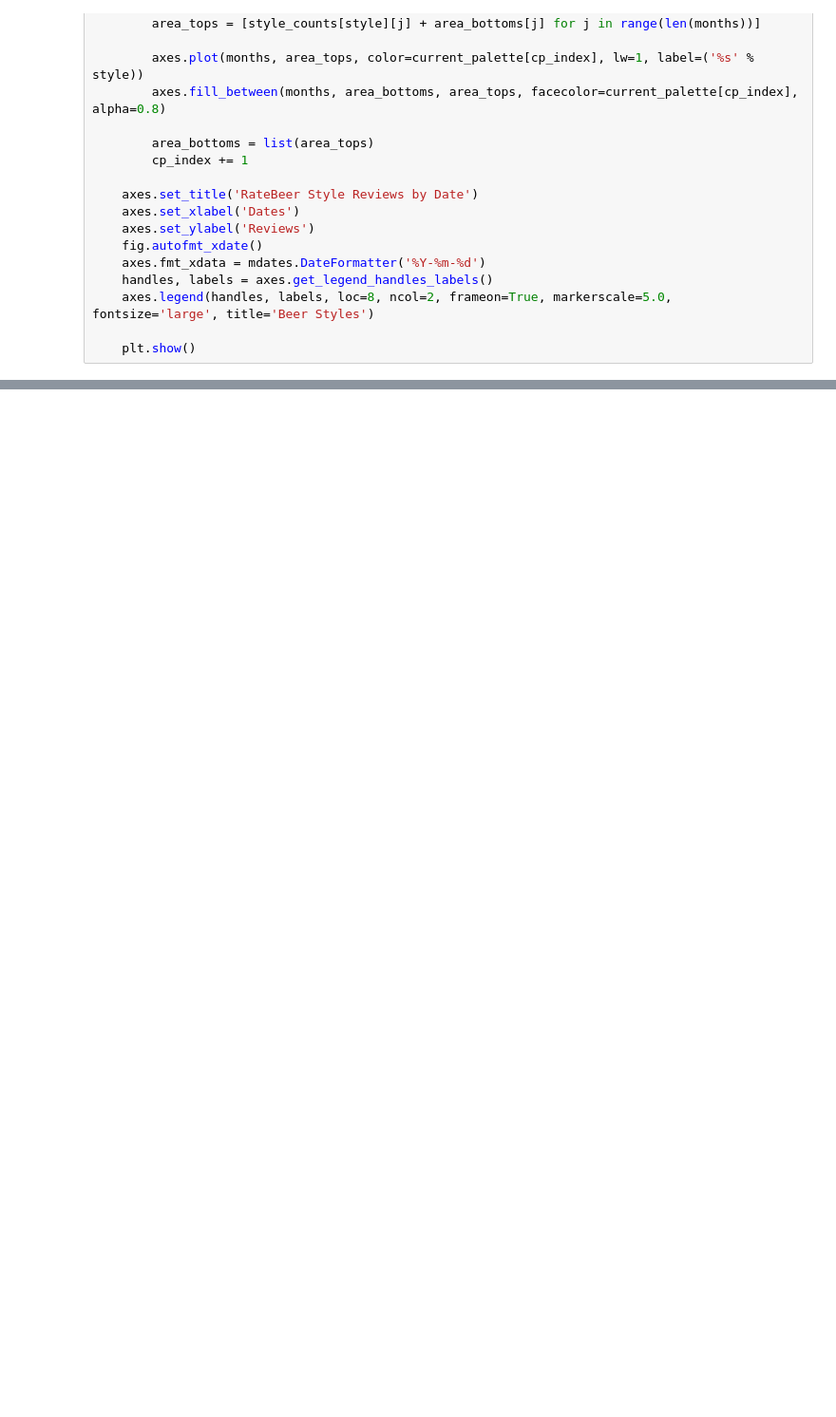
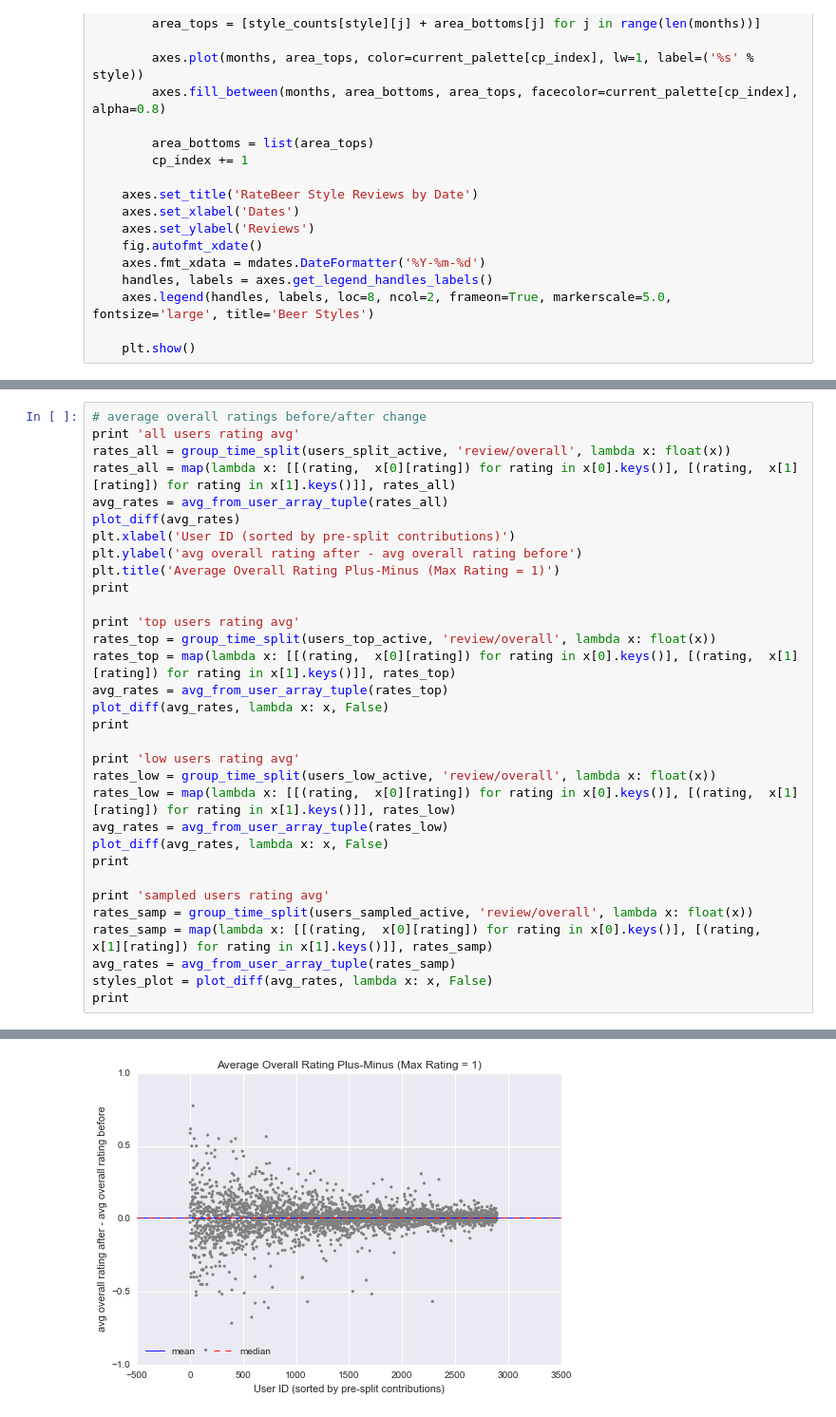
Before and after one commit to seanjh/data-analysis-CM, a Jupyter notebook: BeerDataAnalysis.ipynb, the cells around one changed output, grey strips where cells are left out. Shown at 95% size. Drawn from its saved outputs; the diff is of its cells as text; blank space fills up the shorter version.

```diff
--- a/BeerDataAnalysis.ipynb
+++ b/BeerDataAnalysis.ipynb
@@ -382,0 +796,33 @@ h = HTML(''.join(styles_html)); h
+# %%
+# average overall ratings before/after change
+print 'all users rating avg'
+rates_all = group_time_split(users_split_active, 'review/overall', lambda x: float(x))
+rates_all = map(lambda x: [[(rating,  x[0][rating]) for rating in x[0].keys()], [(rating,  x[1][rating]) for rating in x[1].keys()]], rates_all)
+avg_rates = avg_from_user_array_tuple(rates_all)
+plot_diff(avg_rates)
+plt.xlabel('User ID (sorted by pre-split contributions)')
+plt.ylabel('avg overall rating after - avg overall rating before')
+plt.title('Average Overall Rating Plus-Minus (Max Rating = 1)')
+print
+
+print 'top users rating avg'
+rates_top = group_time_split(users_top_active, 'review/overall', lambda x: float(x))
+rates_top = map(lambda x: [[(rating,  x[0][rating]) for rating in x[0].keys()], [(rating,  x[1][rating]) for rating in x[1].keys()]], rates_top)
+avg_rates = avg_from_user_array_tuple(rates_top)
+plot_diff(avg_rates, lambda x: x, False)
+print
+
+print 'low users rating avg'
+rates_low = group_time_split(users_low_active, 'review/overall', lambda x: float(x))
+rates_low = map(lambda x: [[(rating,  x[0][rating]) for rating in x[0].keys()], [(rating,  x[1][rating]) for rating in x[1].keys()]], rates_low)
+avg_rates = avg_from_user_array_tuple(rates_low)
+plot_diff(avg_rates, lambda x: x, False)
+print
+
+print 'sampled users rating avg'
+rates_samp = group_time_split(users_sampled_active, 'review/overall', lambda x: float(x))
+rates_samp = map(lambda x: [[(rating,  x[0][rating]) for rating in x[0].keys()], [(rating,  x[1][rating]) for rating in x[1].keys()]], rates_samp)
+avg_rates = avg_from_user_array_tuple(rates_samp)
+styles_plot = plot_diff(avg_rates, lambda x: x, False)
+print
+# %% [output]
@@ -382,0 +848 @@ h = HTML(''.join(styles_html)); h
+[figure, added]
```
Also changed, not shown: parts of 53 cells of this notebook, 1 other file.
